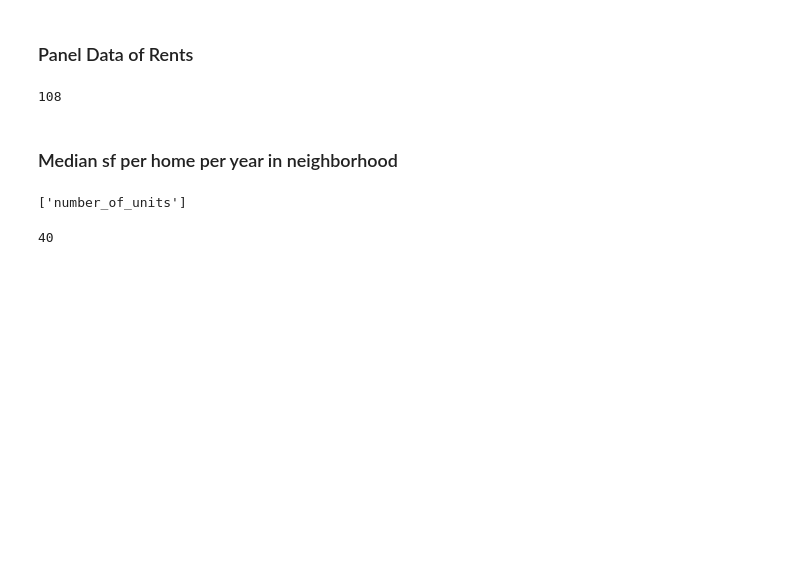
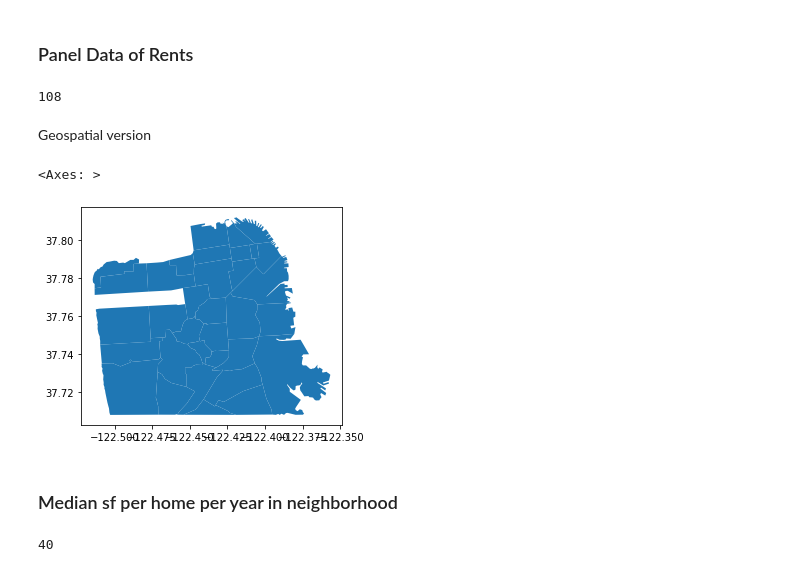
Before and after one commit to sdamerdji/dissertation, a Jupyter notebook: ef/rent_per_sf.ipynb, the cells around one changed output. Saved outputs shown, nothing was run; the diff lists cells and outputs as text; code cells hidden in the pictures; blank space fills up the shorter version.

```diff
--- a/ef/rent_per_sf.ipynb
+++ b/ef/rent_per_sf.ipynb
@@ -28,6 +23,28 @@ neighborhood_rents = neighborhood_rents[(neighborhood_rents.year >= 2007) & (nei
 neighborhood_rents.neighborhood.nunique()
 # %% [output]
 108
+# %% [markdown]
+Geospatial version
+# %%
+neigh = gpd.read_file('../data/ZillowNeighborhoods-CA/ZillowNeighborhoods-CA.shp')
+# %%
+sf = neigh[neigh.CITY.str.contains('San Francisco')]
+sf_neighborhoods = sf[['NAME', 'geometry']]
+sf_neighborhoods = sf_neighborhoods.rename(columns={'NAME': 'zillow_neighborhood_name'})
+sf_neighborhoods = sf_neighborhoods.replace({'zillow_neighborhood_name': {
+    'Marina' : 'Marina District',
+    'Haight-Ashbury': 'Haight',
+    'South Of Market': 'South of Market',
+    'Ocean View': 'Oceanview',
+    'Castro-Upper Market': 'Castro',
+    'Twin Peaks': 'Clarendon Heights',
+    'West Of Twin Peaks': 'Forest Knolls'
+}})
+# %%
+sf_neighborhoods.plot()
+# %% [output]
+<Axes: >
+[figure, added]
 # %% [markdown]
 ### Median sf per home per year in neighborhood
 # %%
@@ -39,4 +57,0 @@ residential = tax[tax.use_definition.str.contains('Residential') | False]
-# %%
-[c for c in residential.columns if 'unit' in c]
-# %% [output]
-['number_of_units']
```
Also changed, not shown: parts of 53 cells of this notebook, 3 other files.
